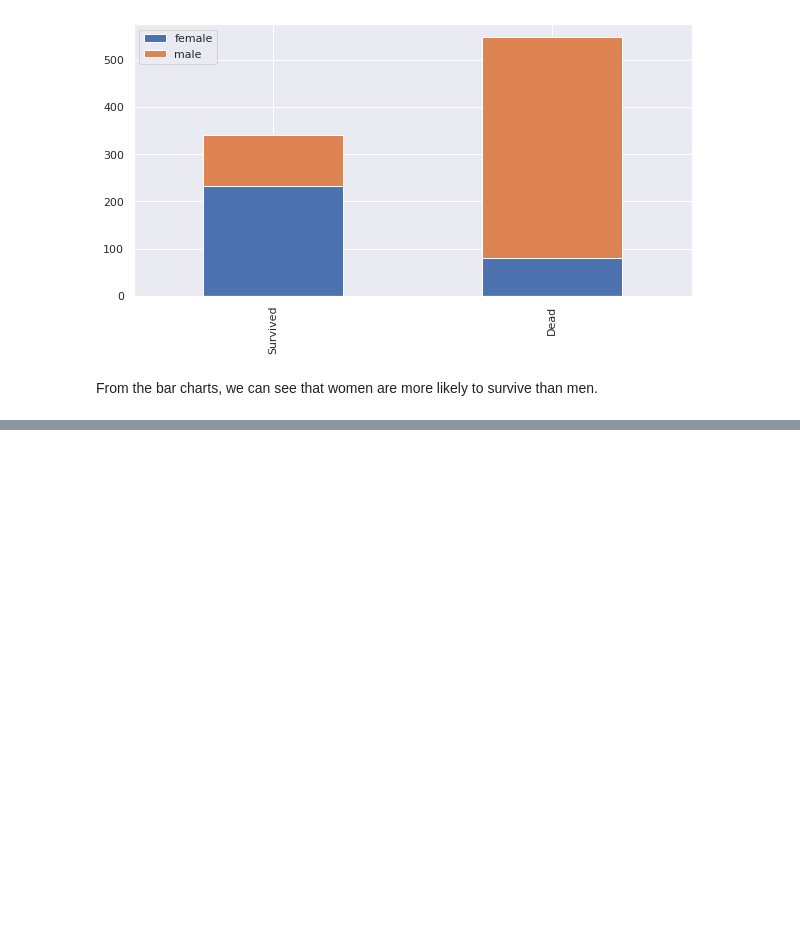
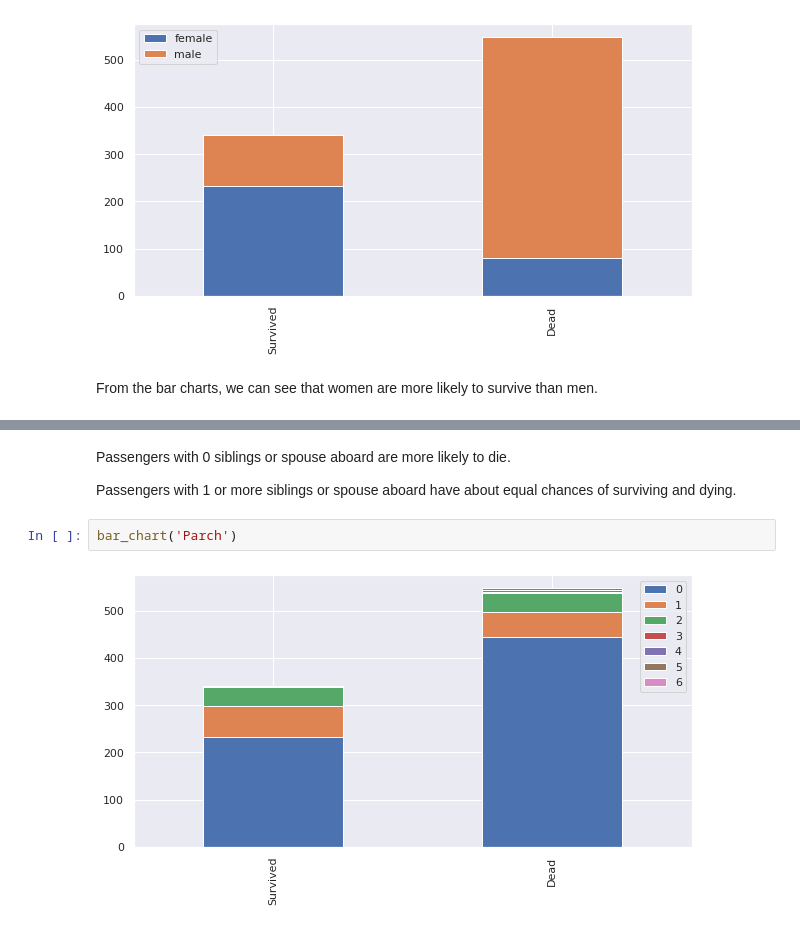
Before and after one commit to ikikika/data_science, a Jupyter notebook: titanic-kaggle/titanic_kaggle.ipynb, the cells around one changed output, grey strips where cells are left out. Saved outputs shown, nothing was run; the diff lists cells and outputs as text; blank space fills up the shorter version.

```diff
--- a/titanic-kaggle/titanic_kaggle.ipynb
+++ b/titanic-kaggle/titanic_kaggle.ipynb
@@ -115,0 +128,8 @@ From the bar charts, we can see that women are more likely to survive than men.
+# %% [markdown]
+Passengers with 0 siblings or spouse aboard are more likely to die.
+
+Passengers with 1 or more siblings or spouse aboard have about equal chances of surviving and dying.
+# %%
+bar_chart('Parch')
+# %% [output]
+[figure, added]
```
Also changed, not shown: parts of 6 cells of this notebook.
